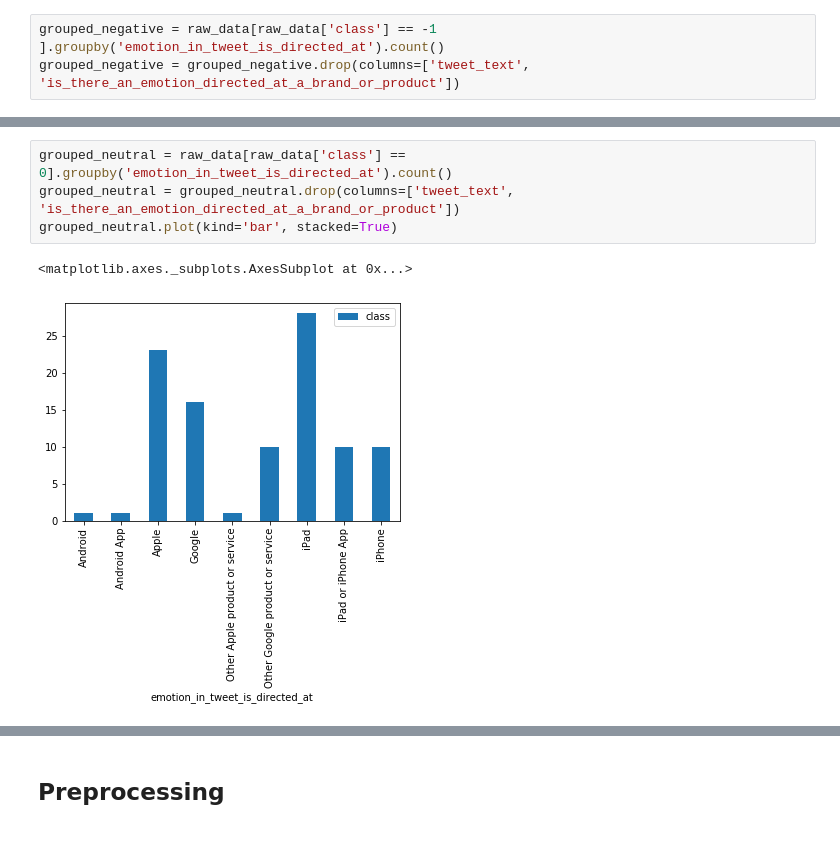
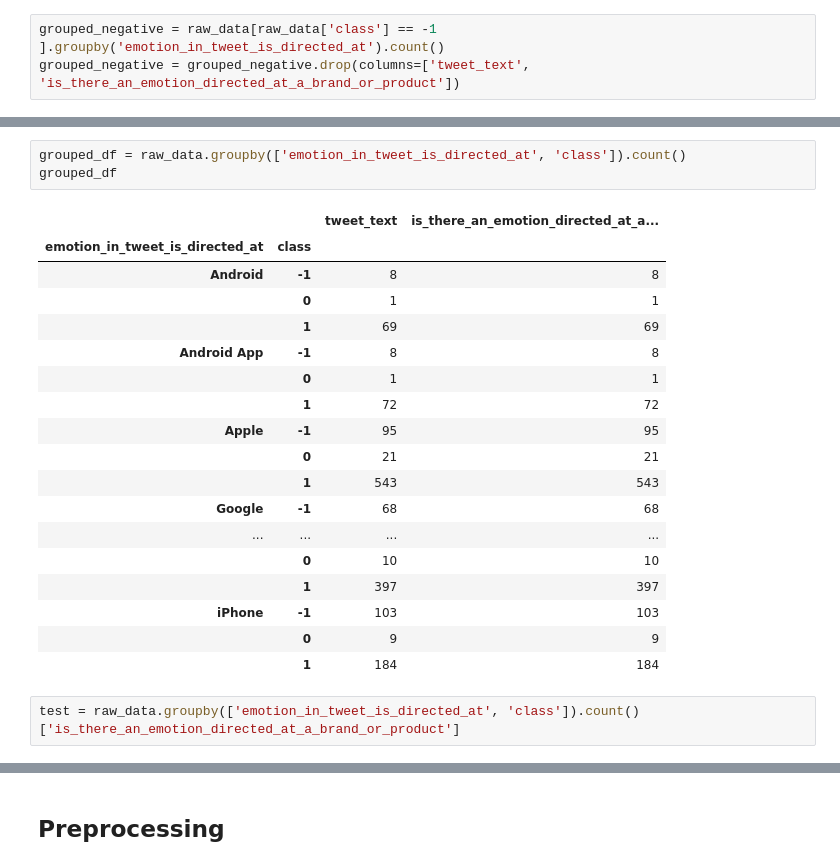
Before and after one commit to christisarv/NLP-sentiment-analysis, a Jupyter notebook: Data Exploration Notebook-Copy1.ipynb, the cells around one changed output, grey strips where cells are left out. Drawn from its saved outputs; the diff is of its cells as text; blank space fills up the shorter version.

```diff
--- a/Data Exploration Notebook-Copy1.ipynb
+++ b/Data Exploration Notebook-Copy1.ipynb
@@ -308,7 +220,24 @@ grouped_positive.plot(kind='bar', stacked=True)
-# %%
-grouped_neutral = raw_data[raw_data['class'] == 0].groupby('emotion_in_tweet_is_directed_at').count()
-grouped_neutral = grouped_neutral.drop(columns=['tweet_text', 'is_there_an_emotion_directed_at_a_brand_or_product'])
-grouped_neutral.plot(kind='bar', stacked=True)
-# %% [output]
-<matplotlib.axes._subplots.AxesSubplot at 0x...>
-[figure, removed]
+# %%
+grouped_df = raw_data.groupby(['emotion_in_tweet_is_directed_at', 'class']).count()
+grouped_df
+# %% [output]
+|  |  | tweet_text | is_there_an_emotion_directed_at_a... |
+| emotion_in_tweet_is_directed_at | class |  |  |
+| Android | -1 | 8 | 8 |
+|  | 0 | 1 | 1 |
+|  | 1 | 69 | 69 |
+| Android App | -1 | 8 | 8 |
+|  | 0 | 1 | 1 |
+|  | 1 | 72 | 72 |
+| Apple | -1 | 95 | 95 |
+|  | 0 | 21 | 21 |
+|  | 1 | 543 | 543 |
+| Google | -1 | 68 | 68 |
+| ... | ... | ... | ... |
+|  | 0 | 10 | 10 |
+|  | 1 | 397 | 397 |
+| iPhone | -1 | 103 | 103 |
+|  | 0 | 9 | 9 |
+|  | 1 | 184 | 184 |
+# %%
+test = raw_data.groupby(['emotion_in_tweet_is_directed_at', 'class']).count()['is_there_an_emotion_directed_at_a_brand_or_product']
```
Also changed, not shown: parts of 55 cells of this notebook.
